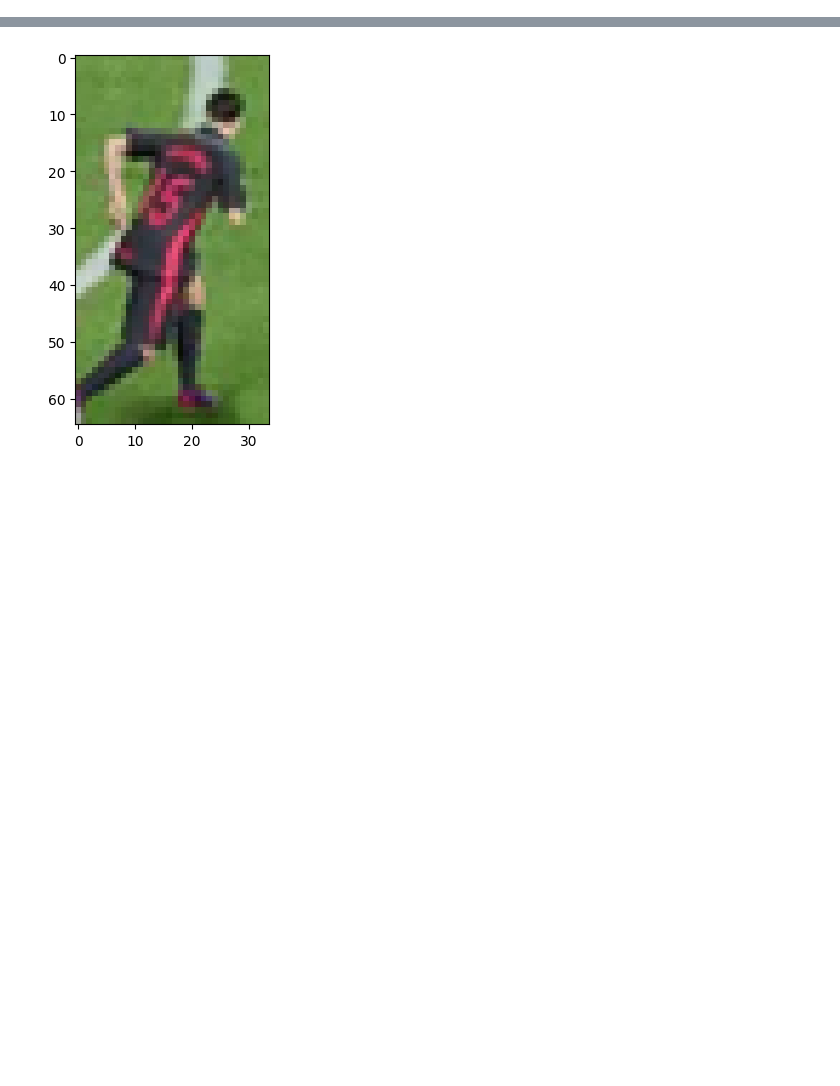
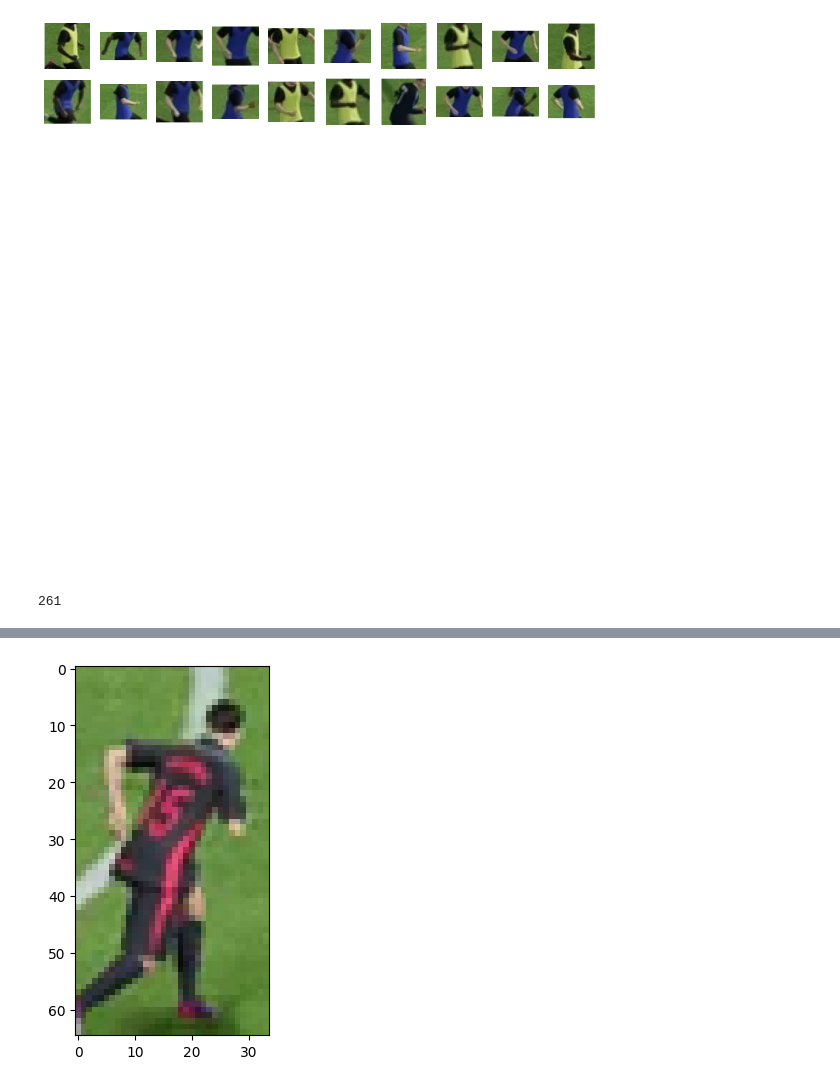
Before and after one commit to MohamedBadr-14/Computer_Vision_Fifa, a Jupyter notebook: development_and_analysis/color_assignement.ipynb, the cells around one changed output, grey strips where cells are left out. Cells and saved outputs as stored; diff of their text form; code cells hidden in the pictures; blank space fills up the shorter version.

```diff
--- a/development_and_analysis/color_assignement.ipynb
+++ b/development_and_analysis/color_assignement.ipynb
@@ -3,3 +3,30 @@ import cv2
 import matplotlib.pyplot as plt
 import numpy as np
 from sklearn.cluster import KMeans
+# %%
+from tqdm import tqdm
+from ultralytics import YOLO
+import supervision as sv
+
+SOURCE_VIDEO_PATH = "../input_videos/goalkeeper.mp4"
+PLAYER_ID = 4
+STRIDE = 3
+model = YOLO("../models/best_new.pt")
+
+frame_generator = sv.get_video_frames_generator(
+    source_path=SOURCE_VIDEO_PATH, stride=STRIDE)
+
+
+crops = []
+for frame in tqdm(frame_generator, desc='collecting crops'):
+    result = model.predict(frame, conf=0.3)[0]
+    detections = sv.Detections.from_ultralytics(result)
+    detections = detections.with_nms(threshold=0.5, class_agnostic=True)
+    detections = detections[detections.class_id == PLAYER_ID]
+    # players_crops = [sv.crop_image(frame, xyxy) for xyxy in detections.xyxy]
+    # crops += players_crops
+    for xyxy in detections.xyxy:
+        full_crop = sv.crop_image(frame, xyxy)
+        height = full_crop.shape[0]
+        top_half = full_crop[int(height*0.15):int(height*0.6)]  # keep top half
+        crops.append(top_half)
@@ -5,0 +59,6 @@ from sklearn.cluster import KMeans
+# %%
+sv.plot_images_grid(crops[:20], grid_size=(10, 10))
+print(len(crops))
+# %% [output]
+[figure, added]
+261
```
Also changed, not shown: parts of 8 cells of this notebook.
